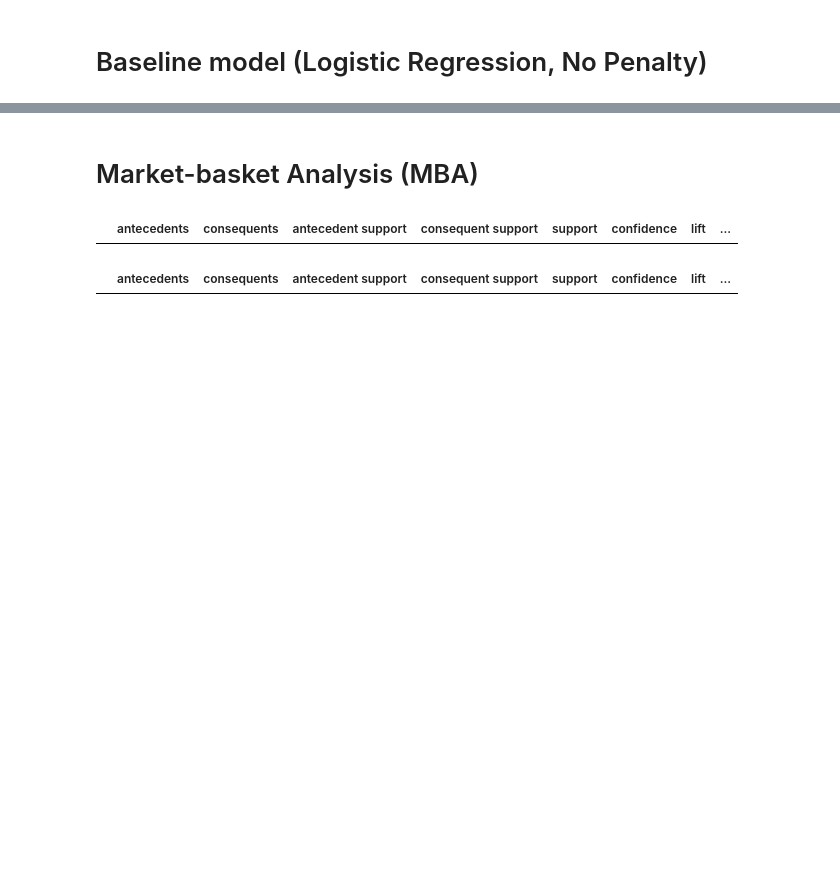
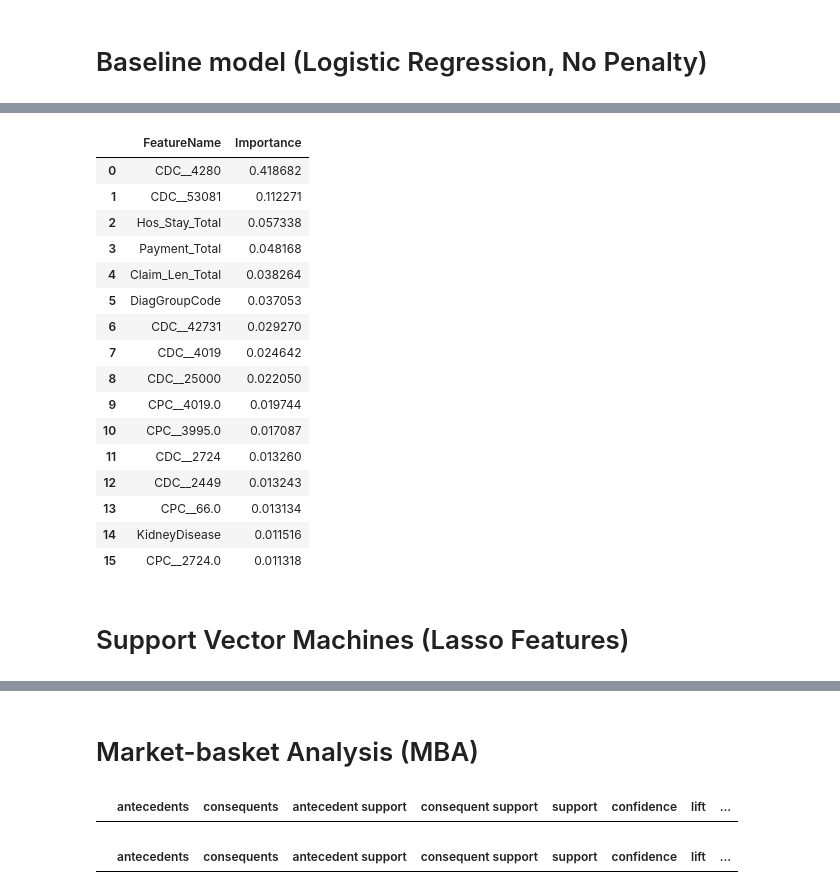
Before and after one commit to SubornaN/Health_Care_Fraud_Detection, a Jupyter notebook: Fraud_Detection_EDA_4.ipynb, the cells around one changed output, grey strips where cells are left out. Cells and saved outputs as stored; diff of their text form; code cells hidden in the pictures; blank space fills up the shorter version.

```diff
--- a/Fraud_Detection_EDA_4.ipynb
+++ b/Fraud_Detection_EDA_4.ipynb
@@ -512,0 +688,25 @@ Features.sort_values(ascending = False, by = 'Coefficients')
+# %%
+gbm = GradientBoostingClassifier(random_state = 42) # creating an instance of the Class, GB does not need class weight
+
+X = Train_set.drop('PotentialFraud', axis = 1)
+
+y = Train_set['PotentialFraud']
+
+X_train, X_test, y_train, y_test = train_test_split(X, y, random_state = 42, shuffle = True, test_size = 0.3)
+
+X_train = preprocessing.scale(X_train) # scaling the X variables
+X_test = preprocessing.scale(X_test) # scaling the X variables
+
+#########################################################
+
+params = [{
+    "learning_rate": [0.01],
+    "n_estimators": range(500, 2000, 500),
+    "max_depth": range(1, 5),
+    "max_features": range(1, 6),  #  sqrt(number of samples)
+    "min_impurity_decrease": [0.01],
+    "min_samples_split": range(2, 6), # having 1 does not make sense, so min starts from 2
+    "random_state": [42] }]
+
+gs_gbm = GridSearchCV(gbm, params, cv = 3, scoring = 'accuracy')
+%time gs_gbm.fit(X_train, y_train)
@@ -512,0 +739,4 @@ Features.sort_values(ascending = False, by = 'Coefficients')
+# %%
+gbm.set_params(learning_rate = 0.01, max_depth = 4, max_features = 5, min_impurity_decrease = 0.01, min_samples_split = 2, n_estimators = 1500, random_state = 42)
+gbm.fit(X_train, y_train)
+y_pred = gbm.predict(X_test)
@@ -512,0 +788,23 @@ Features.sort_values(ascending = False, by = 'Coefficients')
+# %%
+Feature_importance = pd.DataFrame(sorted(zip(X.columns, gbm.feature_importances_), key=lambda t:t[1], reverse=True), columns = ['FeatureName',  'Importance'])
+Feature_importance.loc[Feature_importance.Importance > 0.009]
+# %% [output]
+|  | FeatureName | Importance |
+| 0 | CDC__4280 | 0.418682 |
+| 1 | CDC__53081 | 0.112271 |
+| 2 | Hos_Stay_Total | 0.057338 |
+| 3 | Payment_Total | 0.048168 |
+| 4 | Claim_Len_Total | 0.038264 |
+| 5 | DiagGroupCode | 0.037053 |
+| 6 | CDC__42731 | 0.029270 |
+| 7 | CDC__4019 | 0.024642 |
+| 8 | CDC__25000 | 0.022050 |
+| 9 | CPC__4019.0 | 0.019744 |
+| 10 | CPC__3995.0 | 0.017087 |
+| 11 | CDC__2724 | 0.013260 |
+| 12 | CDC__2449 | 0.013243 |
+| 13 | CPC__66.0 | 0.013134 |
+| 14 | KidneyDisease | 0.011516 |
+| 15 | CPC__2724.0 | 0.011318 |
+# %% [markdown]
+# Support Vector Machines (Lasso Features)
```
Also changed, not shown: parts of 90 cells of this notebook.
